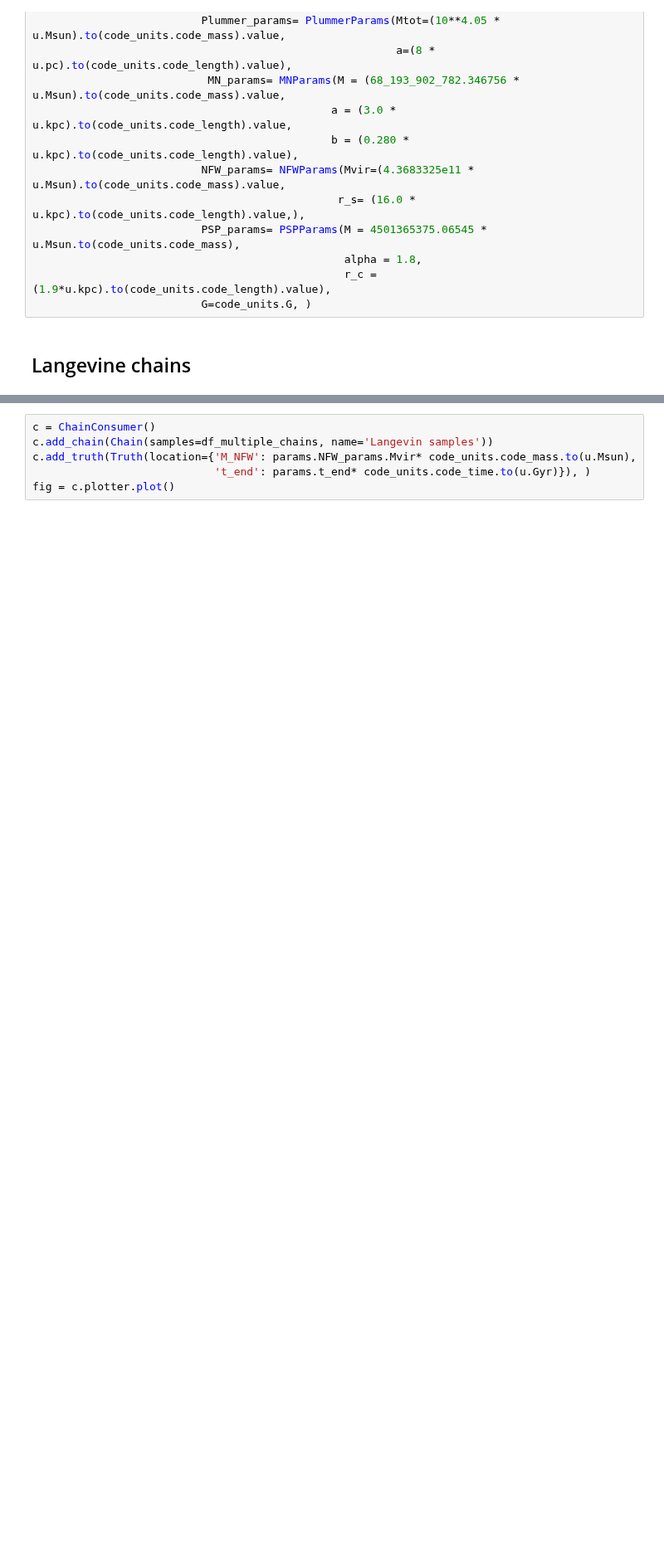
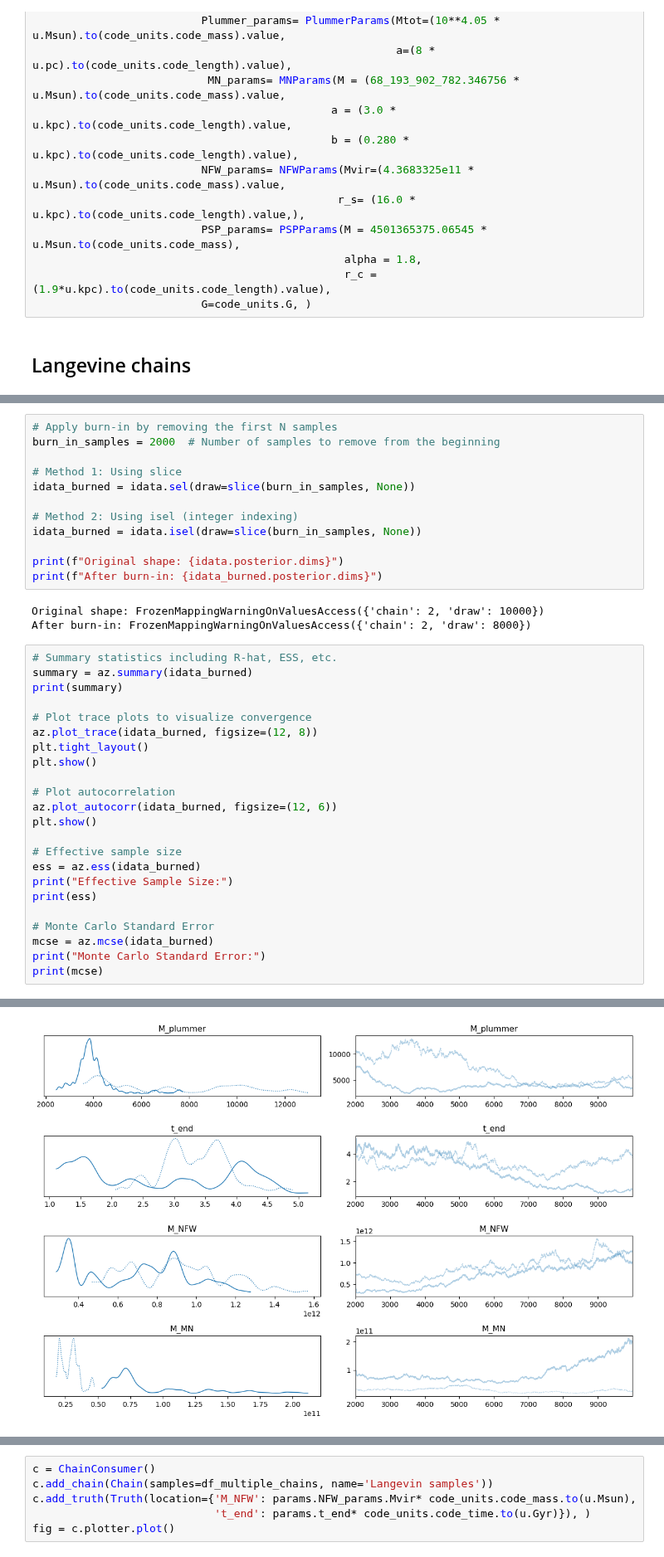
Before and after one commit to vepe99/Odisseo, a Jupyter notebook: notebooks/dev/albastross/analyze_chains.ipynb, the cells around one changed output, grey strips where cells are left out. Shown at 83% size. Saved outputs shown, nothing was run; the diff lists cells and outputs as text; blank space fills up the shorter version.

```diff
--- a/notebooks/dev/albastross/analyze_chains.ipynb
+++ b/notebooks/dev/albastross/analyze_chains.ipynb
@@ -47,0 +301,39 @@ EOFError: Ran out of input
+# %%
+# Apply burn-in by removing the first N samples
+burn_in_samples = 2000  # Number of samples to remove from the beginning
+
+# Method 1: Using slice
+idata_burned = idata.sel(draw=slice(burn_in_samples, None))
+
+# Method 2: Using isel (integer indexing)
+idata_burned = idata.isel(draw=slice(burn_in_samples, None))
+
+print(f"Original shape: {idata.posterior.dims}")
+print(f"After burn-in: {idata_burned.posterior.dims}")
+# %% [output]
+Original shape: FrozenMappingWarningOnValuesAccess({'chain': 2, 'draw': 10000})
+After burn-in: FrozenMappingWarningOnValuesAccess({'chain': 2, 'draw': 8000})
+# %%
+# Summary statistics including R-hat, ESS, etc.
+summary = az.summary(idata_burned)
+print(summary)
+
+# Plot trace plots to visualize convergence
+az.plot_trace(idata_burned, figsize=(12, 8))
+plt.tight_layout()
+plt.show()
+
+# Plot autocorrelation
+az.plot_autocorr(idata_burned, figsize=(12, 6))
+plt.show()
+
+# Effective sample size
+ess = az.ess(idata_burned)
+print("Effective Sample Size:")
+print(ess)
+
+# Monte Carlo Standard Error
+mcse = az.mcse(idata_burned)
+print("Monte Carlo Standard Error:")
+print(mcse)
+# %% [output]
@@ -47,0 +351 @@ EOFError: Ran out of input
+[figure, added]
```
Also changed, not shown: parts of 8 cells of this notebook, 2 other files.
